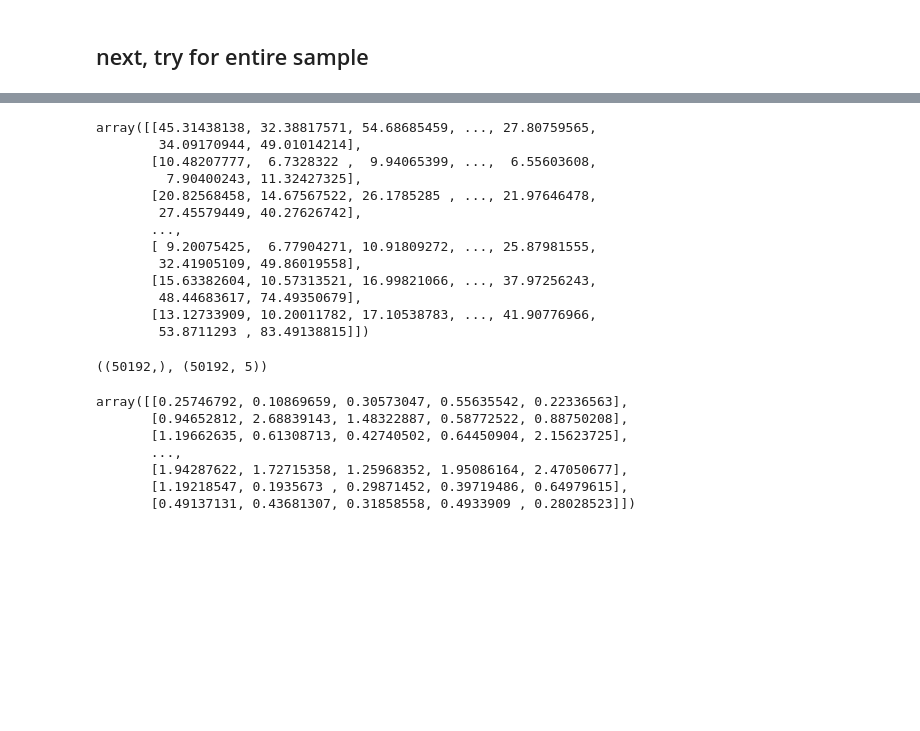
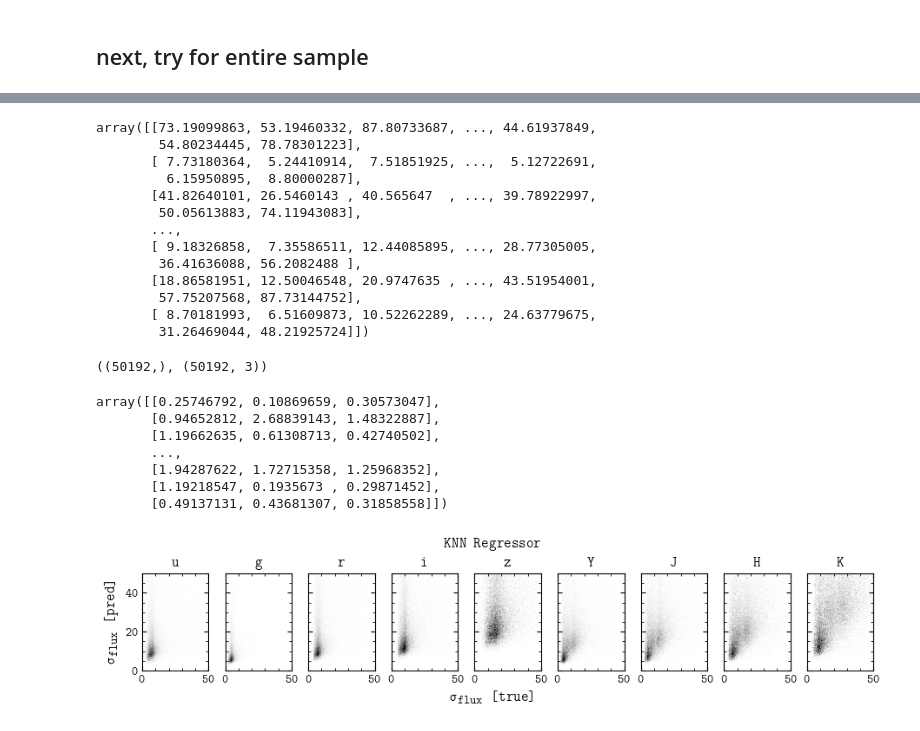
Before and after one commit to sidneymau/des-y6-image-sims-analysis, a Jupyter notebook: notebooks/2025_01_08_matching/knn-dev.ipynb, the cells around one changed output, grey strips where cells are left out. Drawn from its saved outputs; the diff is of its cells as text; code cells hidden in the pictures; blank space fills up the shorter version.

```diff
--- a/notebooks/2025_01_08_matching/knn-dev.ipynb
+++ b/notebooks/2025_01_08_matching/knn-dev.ipynb
@@ -164,7 +164,7 @@ _y = np.array(
 ).T
 # %%
 # knn with distance weighting
-knn = KNeighborsRegressor(weights="distance")
+knn = KNeighborsRegressor(n_neighbors=1, weights="distance")
 # %%
 n_train = len(_X)  * 3 // 4
 # %%
@@ -324,7 +324,7 @@ array([[ 8.95073846,  6.38086986,  9.68096036, 11.13831472, 19.69804725,
 # %% [markdown]
 ## next, try for entire sample
 # %%
-neighbor_distances, neighbor_indices = bt.query(_X[n_train:], k=5, return_distance=True)
+neighbor_distances, neighbor_indices = bt.query(_X[n_train:], k=3, return_distance=True)
 # %%
 _y[:n_train][neighbor_indices].shape, neighbor_distances.shape
 # %% [output]
@@ -333,36 +333,36 @@ _y[:n_train][neighbor_indices].shape, neighbor_distances.shape
 # weighted average with broadcasting
 np.sum(_y[:n_train][neighbor_indices] * neighbor_distances[:, :, np.newaxis], axis=1) / np.sum(neighbor_distances, axis=1)[:, np.newaxis]
 # %% [output]
-array([[45.31438138, 32.38817571, 54.68685459, ..., 27.80759565,
-        34.09170944, 49.01014214],
-       [10.48207777,  6.7328322 ,  9.94065399, ...,  6.55603608,
-         7.90400243, 11.32427325],
-       [20.82568458, 14.67567522, 26.1785285 , ..., 21.97646478,
-        27.45579449, 40.27626742],
+array([[73.19099863, 53.19460332, 87.80733687, ..., 44.61937849,
+        54.80234445, 78.78301223],
+       [ 7.73180364,  5.24410914,  7.51851925, ...,  5.12722691,
+         6.15950895,  8.80000287],
+       [41.82640101, 26.5460143 , 40.565647  , ..., 39.78922997,
+        50.05613883, 74.11943083],
        ...,
-       [ 9.20075425,  6.77904271, 10.91809272, ..., 25.87981555,
-        32.41905109, 49.86019558],
-       [15.63382604, 10.57313521, 16.99821066, ..., 37.97256243,
-        48.44683617, 74.49350679],
-       [13.12733909, 10.20011782, 17.10538783, ..., 41.90776966,
-        53.8711293 , 83.49138815]])
+       [ 9.18326858,  7.35586511, 12.44085895, ..., 28.77305005,
+        36.41636088, 56.2082488 ],
+       [18.86581951, 12.50046548, 20.9747635 , ..., 43.51954001,
+        57.75207568, 87.73144752],
+       [ 8.70181993,  6.51609873, 10.52262289, ..., 24.63779675,
+        31.26469044, 48.21925724]])
 # %%
 table["hlr"][n_train:].shape, table["hlr"][:n_train][neighbor_indices].shape
 # %% [output]
-((50192,), (50192, 5))
+((50192,), (50192, 3))
 # %%
 table["hlr"][n_train:][:, np.newaxis] / table["hlr"][:n_train][neighbor_indices]
 # %% [output]
-array([[0.25746792, 0.10869659, 0.30573047, 0.55635542, 0.22336563],
-       [0.94652812, 2.68839143, 1.48322887, 0.58772522, 0.88750208],
-       [1.19662635, 0.61308713, 0.42740502, 0.64450904, 2.15623725],
+array([[0.25746792, 0.10869659, 0.30573047],
+       [0.94652812, 2.68839143, 1.48322887],
+       [1.19662635, 0.61308713, 0.42740502],
        ...,
-       [1.94287622, 1.72715358, 1.25968352, 1.95086164, 2.47050677],
-       [1.19218547, 0.1935673 , 0.29871452, 0.39719486, 0.64979615],
-       [0.49137131, 0.43681307, 0.31858558, 0.4933909 , 0.28028523]])
+       [1.94287622, 1.72715358, 1.25968352],
+       [1.19218547, 0.1935673 , 0.29871452],
+       [0.49137131, 0.43681307, 0.31858558]])
 # %%
+# take average
 y_pred = np.mean(
-    _y[:n_train][neighbor_indices] \
-    * (table["hlr"][n_train:][:, np.newaxis] / table["hlr"][:n_train][neighbor_indices])[:, :, np.newaxis],
+    _y[:n_train][neighbor_indices],
     axis=1,
 )
@@ -376,0 +369,20 @@ y_pred = np.sum(
+# %%
+fig, axs = plt.subplots(1, len(DEEPFIELD_BANDS), sharex=True, sharey=True, constrained_layout=True, figsize=(9, 2))
+
+for i, band in enumerate(DEEPFIELD_BANDS):
+    axs[i].hist2d(
+        y_true[:, i],
+        y_pred[:, i],
+        bins=[np.linspace(0, 50, 101), np.linspace(0, 50, 101)],
+        # norm="log",
+    )
+
+    axs[i].set_title(band)
+
+fig.supylabel("$\\sigma_{flux}$ [pred]")
+fig.supxlabel("$\\sigma_{flux}$ [true]")
+fig.suptitle("KNN Regressor")
+
+plt.show()
+# %% [output]
+[figure, added]
```
Also changed, not shown: parts of 13 cells of this notebook, 4 other files.
